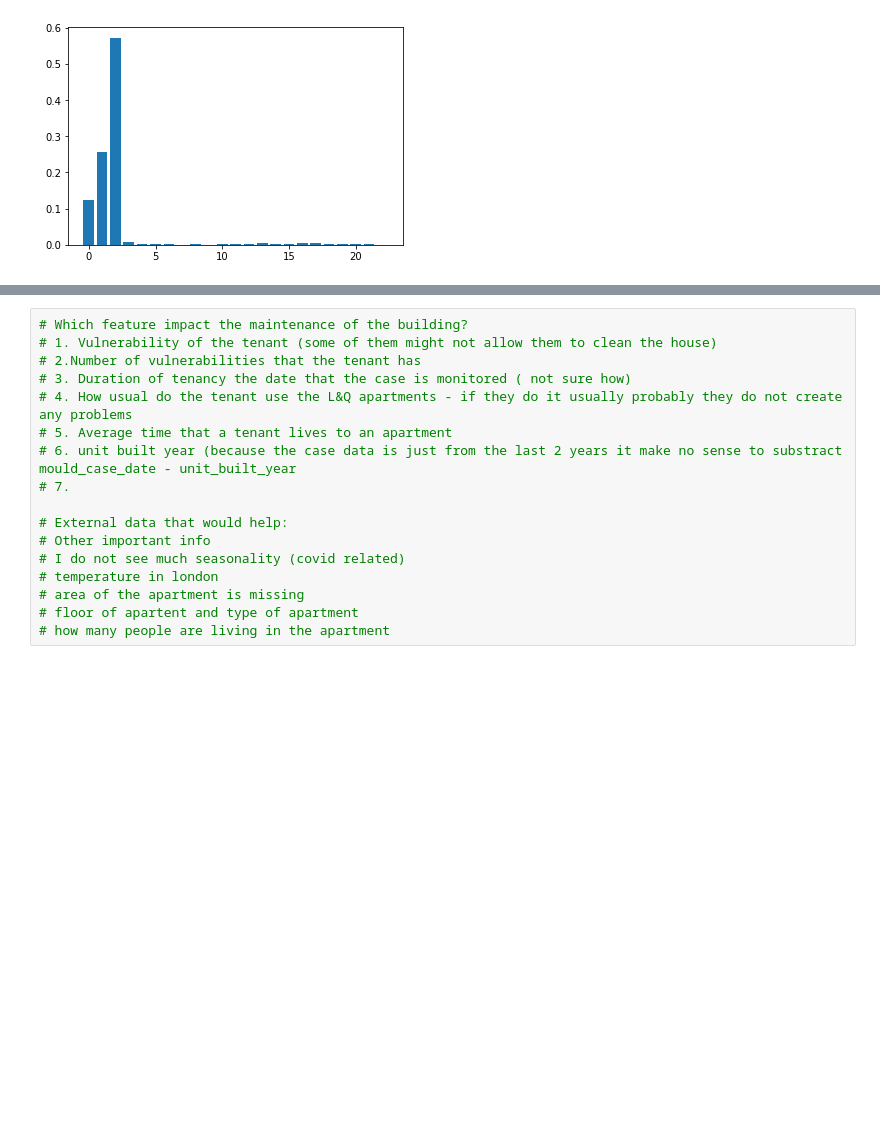
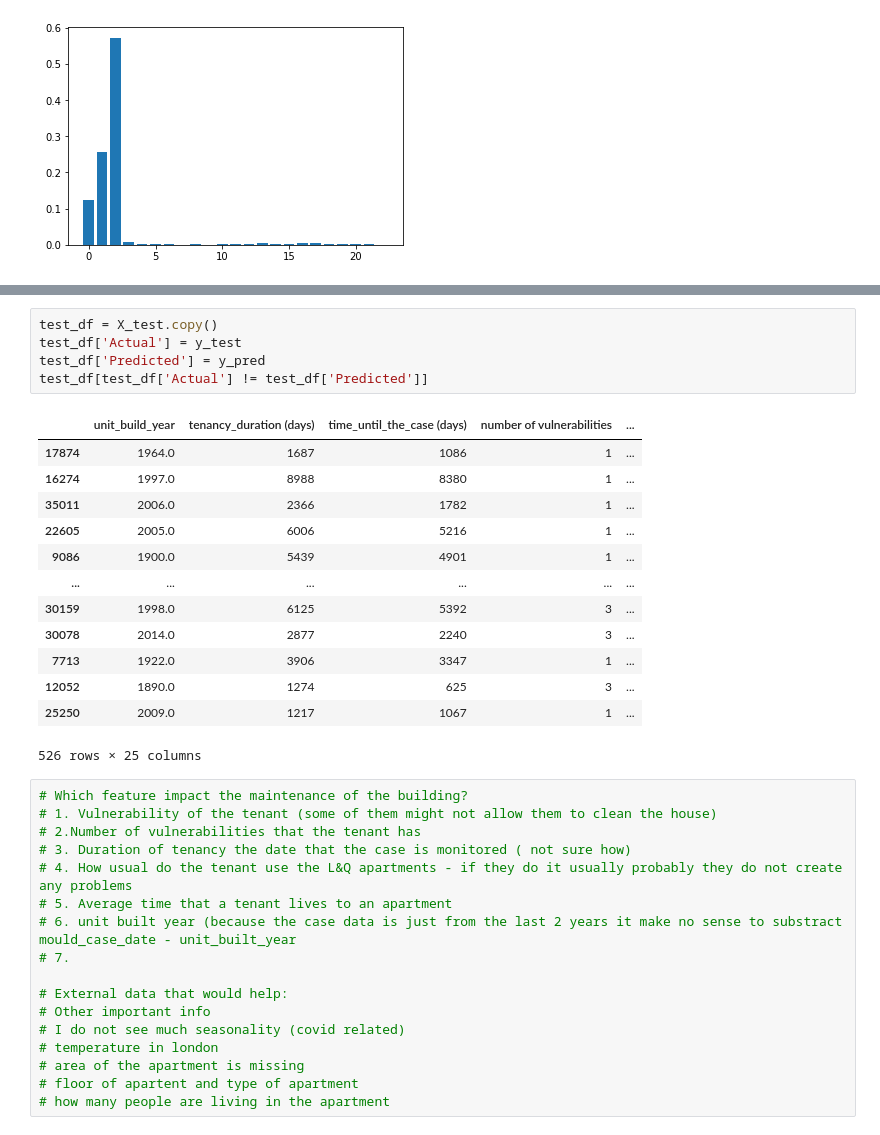
Before and after one commit to kleokog/Mycodes, a Jupyter notebook: L&Q/Code/Script 1.ipynb, the cells around one changed output, grey strips where cells are left out. Cells and saved outputs as stored; diff of their text form; blank space fills up the shorter version.

```diff
--- a/L&Q/Code/Script 1.ipynb
+++ b/L&Q/Code/Script 1.ipynb
@@ -399,3 +386,22 @@ Feature 22: Young Person, Score :0.0004
+# %%
+test_df = X_test.copy()
+test_df['Actual'] = y_test
+test_df['Predicted'] = y_pred
+test_df[test_df['Actual'] != test_df['Predicted']]
+# %% [output]
+|  | unit_build_year | tenancy_duration (days) | time_until_the_case (days) | number of vulnerabilities | ... |
+| 17874 | 1964.0 | 1687 | 1086 | 1 | ... |
+| 16274 | 1997.0 | 8988 | 8380 | 1 | ... |
+| 35011 | 2006.0 | 2366 | 1782 | 1 | ... |
+| 22605 | 2005.0 | 6006 | 5216 | 1 | ... |
+| 9086 | 1900.0 | 5439 | 4901 | 1 | ... |
+| ... | ... | ... | ... | ... | ... |
+| 30159 | 1998.0 | 6125 | 5392 | 3 | ... |
+| 30078 | 2014.0 | 2877 | 2240 | 3 | ... |
+| 7713 | 1922.0 | 3906 | 3347 | 1 | ... |
+| 12052 | 1890.0 | 1274 | 625 | 3 | ... |
+| 25250 | 2009.0 | 1217 | 1067 | 1 | ... |
+526 rows × 25 columns
 # %%
 # Which feature impact the maintenance of the building?
 # 1. Vulnerability of the tenant (some of them might not allow them to clean the house)
```
Also changed, not shown: parts of 8 cells of this notebook.
